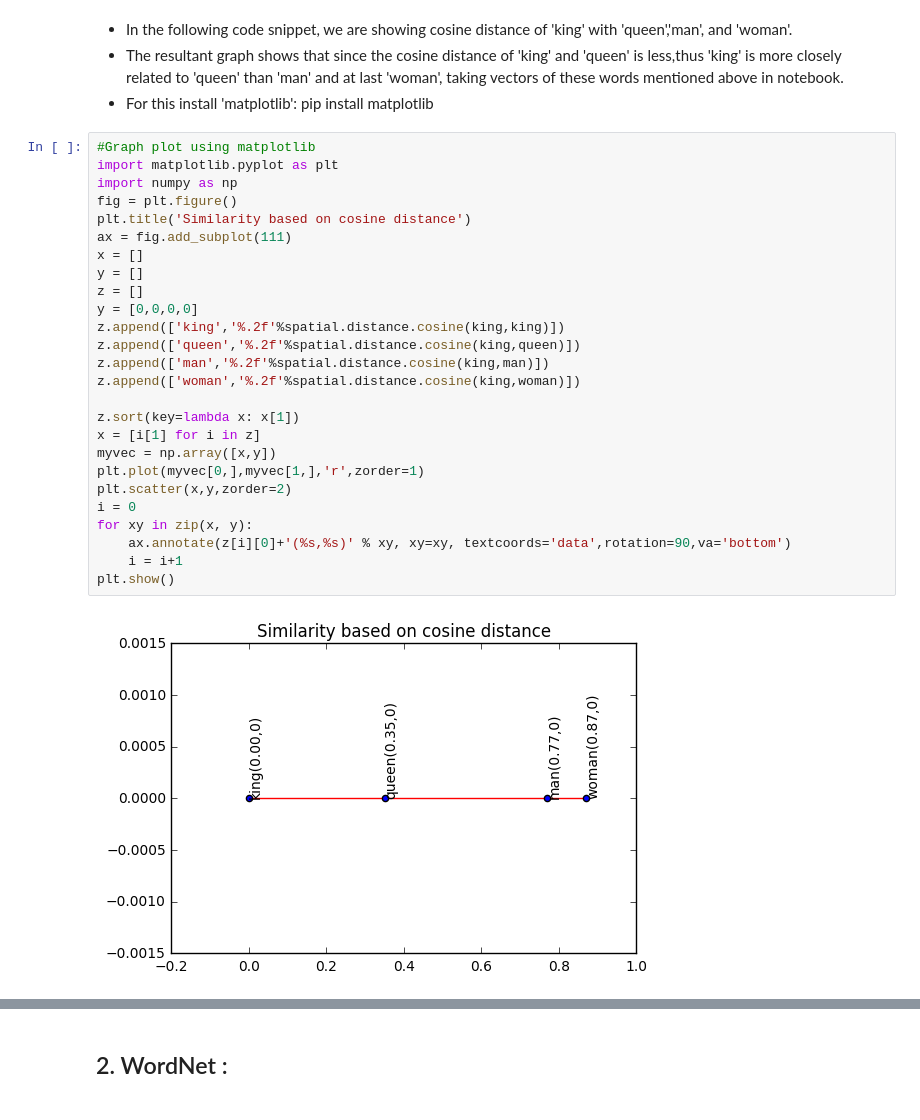
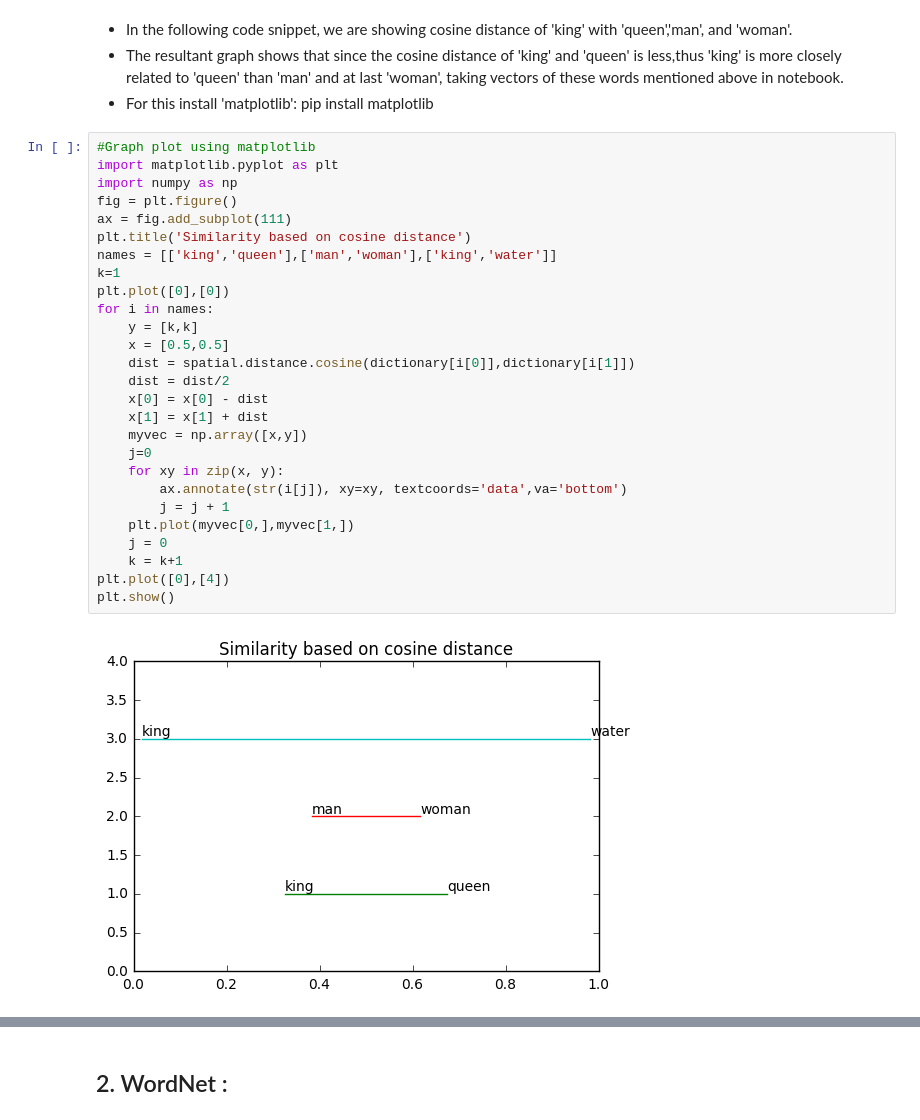
Before and after one commit to bhargav-patel/NotebooksNLP, a Jupyter notebook: 2.Introduction_to_WordNet_and_Word_semantics.ipynb, the cells around one changed output, grey strips where cells are left out. Cells and saved outputs as stored; diff of their text form.

Commit message:
Changed similarity graph

```diff
--- a/2.Introduction_to_WordNet_and_Word_semantics.ipynb
+++ b/2.Introduction_to_WordNet_and_Word_semantics.ipynb
@@ -87,28 +89,29 @@ Similarity:
 # %%
 #Graph plot using matplotlib
 import matplotlib.pyplot as plt
 import numpy as np
 fig = plt.figure()
+ax = fig.add_subplot(111)
 plt.title('Similarity based on cosine distance')
-ax = fig.add_subplot(111)
-x = []
-y = []
-z = []
-y = [0,0,0,0]
-z.append(['king','%.2f'%spatial.distance.cosine(king,king)])
-z.append(['queen','%.2f'%spatial.distance.cosine(king,queen)])
-z.append(['man','%.2f'%spatial.distance.cosine(king,man)])
-z.append(['woman','%.2f'%spatial.distance.cosine(king,woman)])
-
-z.sort(key=lambda x: x[1])
-x = [i[1] for i in z]
-myvec = np.array([x,y])
-plt.plot(myvec[0,],myvec[1,],'r',zorder=1)
-plt.scatter(x,y,zorder=2)
-i = 0
-for xy in zip(x, y):
-    ax.annotate(z[i][0]+'(%s,%s)' % xy, xy=xy, textcoords='data',rotation=90,va='bottom')
-    i = i+1
+names = [['king','queen'],['man','woman'],['king','water']]
+k=1
+plt.plot([0],[0])
+for i in names:
+    y = [k,k]
+    x = [0.5,0.5]
+    dist = spatial.distance.cosine(dictionary[i[0]],dictionary[i[1]])
+    dist = dist/2
+    x[0] = x[0] - dist
+    x[1] = x[1] + dist
+    myvec = np.array([x,y])
+    j=0
+    for xy in zip(x, y):
+        ax.annotate(str(i[j]), xy=xy, textcoords='data',va='bottom')
+        j = j + 1
+    plt.plot(myvec[0,],myvec[1,])
+    j = 0
+    k = k+1
+plt.plot([0],[4])
 plt.show()
 # %% [output]
-[figure, old version]
+[figure, new version]
```
Also changed, not shown: parts of 13 cells of this notebook.
